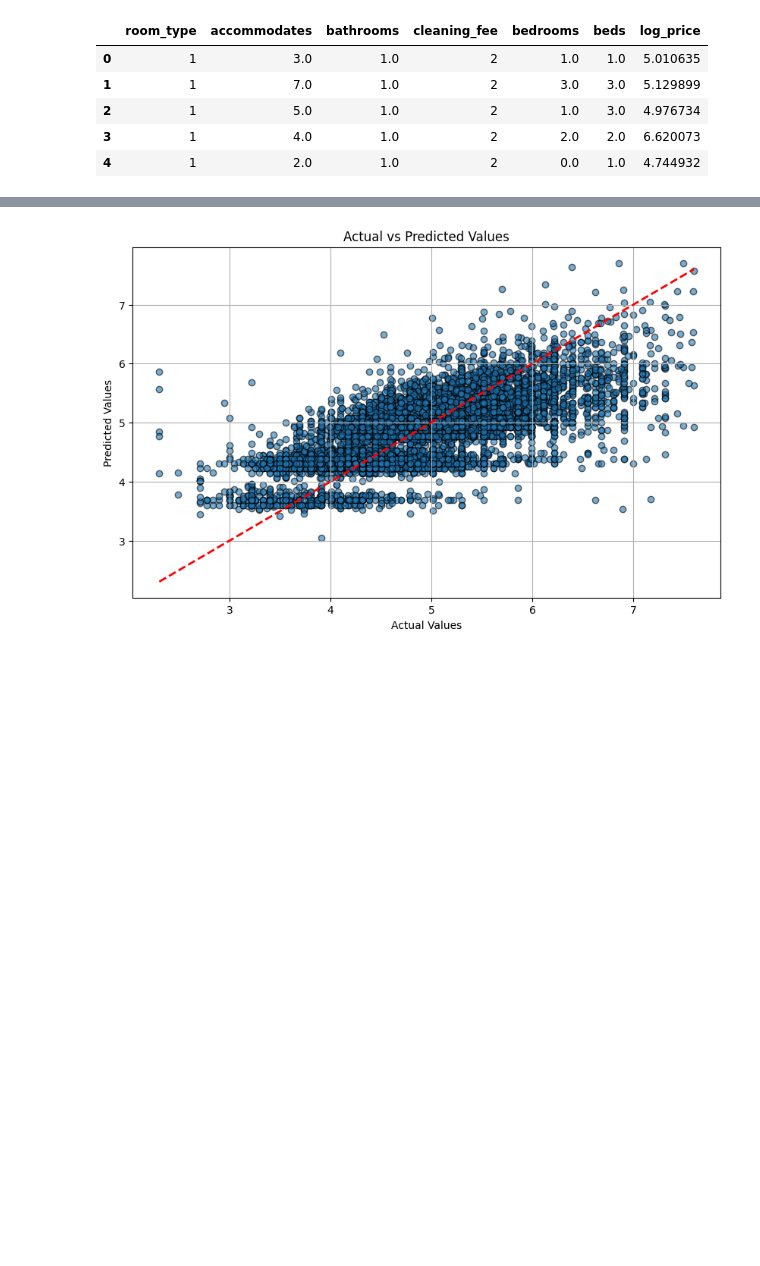
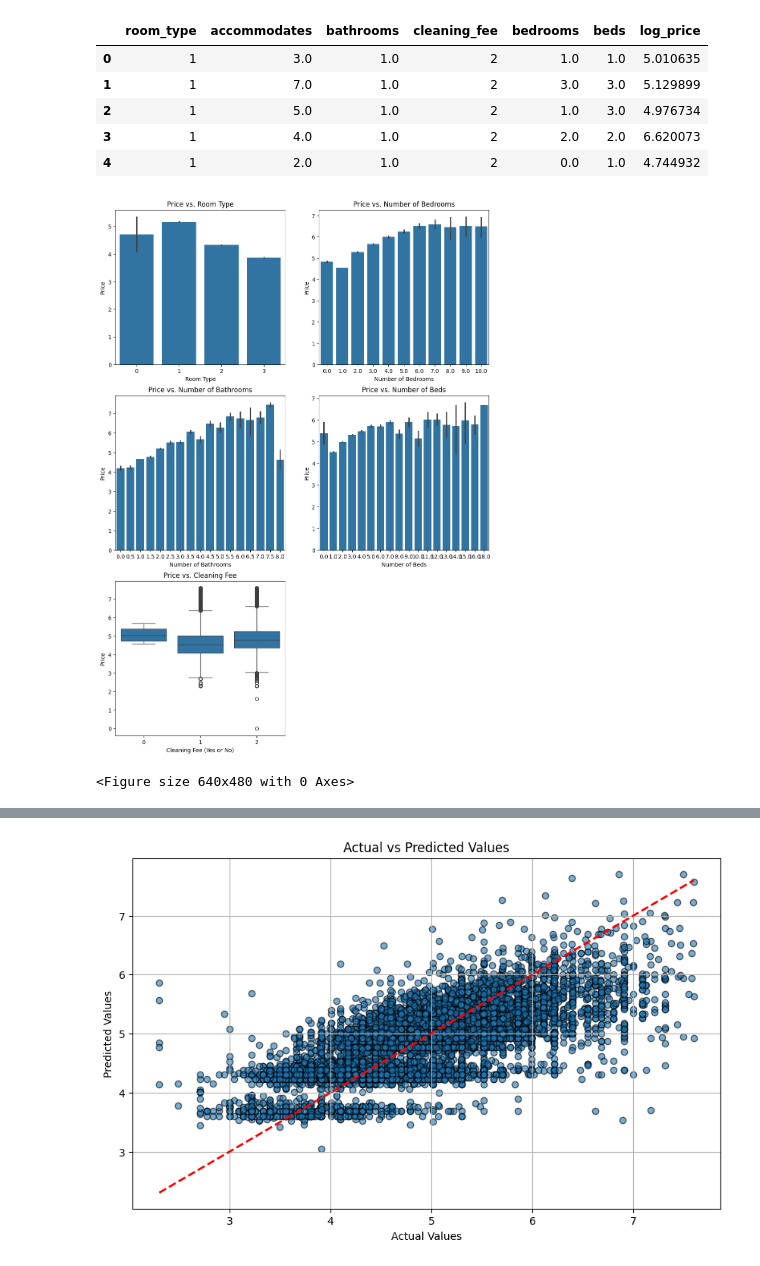
Before and after one commit to vivhoang84/CS4650-Capstone-Project, a Jupyter notebook: Airbnb_Prediction.ipynb, the cells around one changed output, grey strips where cells are left out. Cells and saved outputs as stored; diff of their text form; code cells hidden in the pictures; blank space fills up the shorter version.

Commit message:
add graph

```diff
--- a/Airbnb_Prediction.ipynb
+++ b/Airbnb_Prediction.ipynb
@@ -70,6 +71,50 @@ dtype: int64
 | 2 | 1 | 5.0 | 1.0 | 2 | 1.0 | 3.0 | 4.976734 |
 | 3 | 1 | 4.0 | 1.0 | 2 | 2.0 | 2.0 | 6.620073 |
 | 4 | 1 | 2.0 | 1.0 | 2 | 0.0 | 1.0 | 4.744932 |
+# %%
+# compare price with all the columns
+plt.figure(figsize=(12, 17))
+
+# Scatter plot: Price vs. Room Type
+plt.subplot(3, 2, 1)
+sns.barplot(data=airbnb, x='room_type', y='log_price')
+plt.title("Price vs. Room Type")
+plt.xlabel("Room Type")
+plt.ylabel("Price")
+
+# Scatter plot: Price vs. Bedrooms
+plt.subplot(3, 2, 2)
+sns.barplot(data=airbnb, x='bedrooms', y='log_price')
+plt.title("Price vs. Number of Bedrooms")
+plt.xlabel("Number of Bedrooms")
+plt.ylabel("Price")
+
+# Scatter plot: Price vs. Bathrooms
+plt.subplot(3, 2, 3)
+sns.barplot(data=airbnb, x='bathrooms', y='log_price')
+plt.title("Price vs. Number of Bathrooms")
+plt.xlabel("Number of Bathrooms")
+plt.ylabel("Price")
+
+# Scatter plot: Price vs. Number of Beds
+plt.subplot(3, 2, 4)
+sns.barplot(data=airbnb, x='beds', y='log_price')
+plt.title("Price vs. Number of Beds")
+plt.xlabel("Number of Beds")
+plt.ylabel("Price")
+
+# Scatter plot: Price vs. cleaning fees
+plt.subplot(3, 2, 5)
+sns.boxplot(data=airbnb, x='cleaning_fee', y='log_price')
+plt.title("Price vs. Cleaning Fee")
+plt.xlabel("Cleaning Fee (Yes or No)")
+plt.ylabel("Price")
+plt.show()
+
+plt.tight_layout()
+# %% [output]
+[figure, added]
+<Figure size 640x480 with 0 Axes>
 # %%
 # prepare data for logistic regression
 X = airbnb.drop(columns=['log_price'])
```
Also changed, not shown: parts of 3 cells of this notebook.
